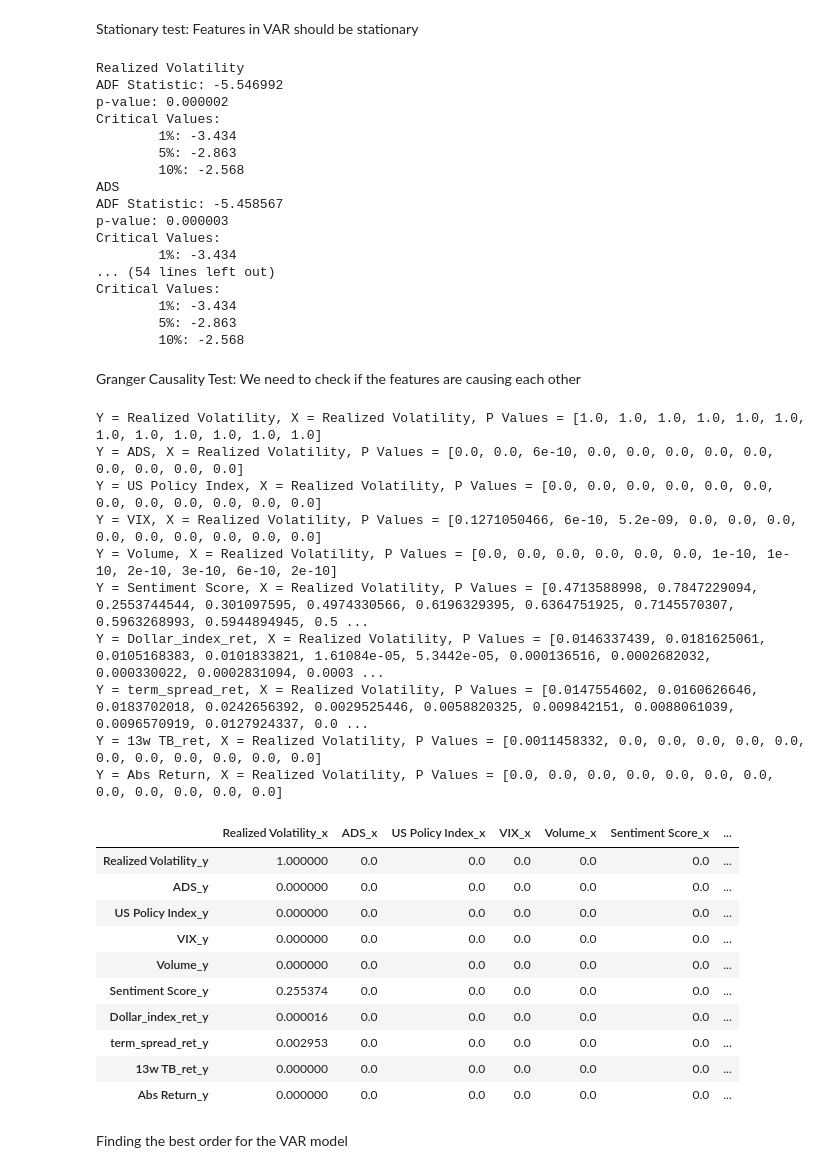
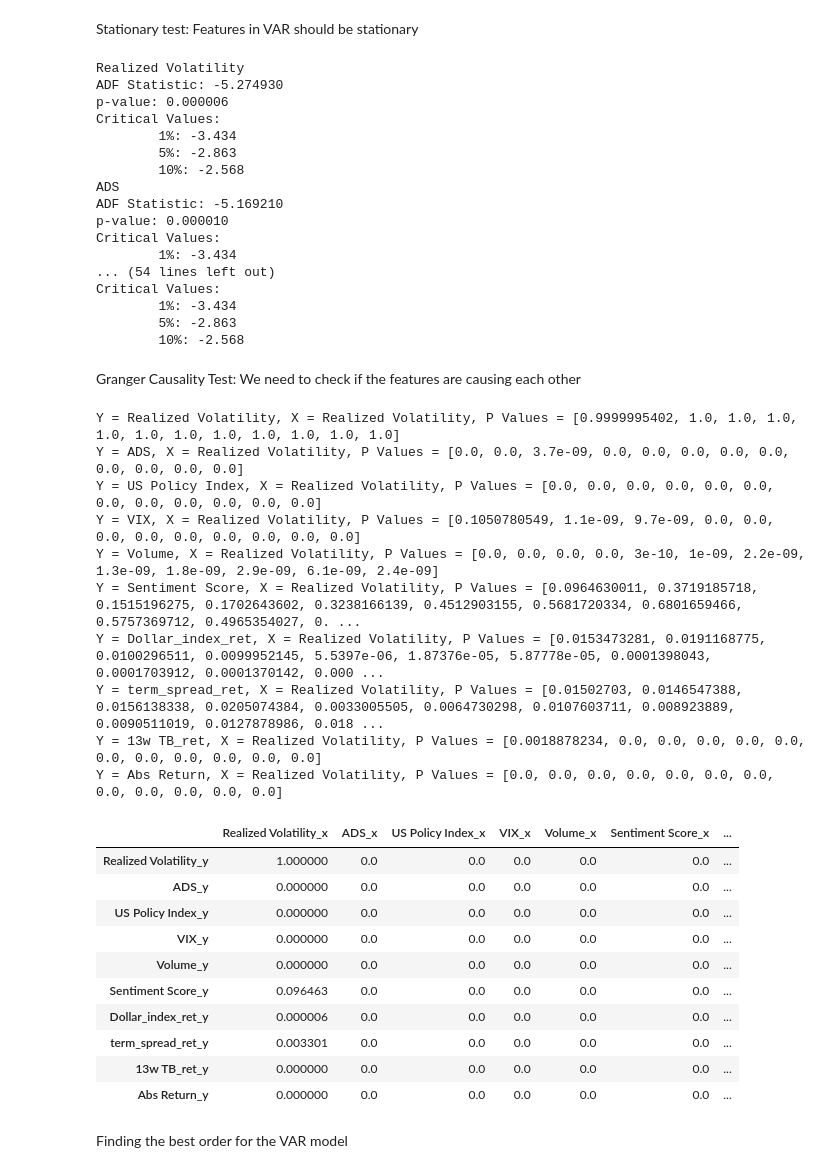
Before and after one commit to hosseinabadi/Realized-Volatility-Prediction, a Jupyter notebook: GARCH_VAR.ipynb, the cells around one changed output. Cells and saved outputs as stored; diff of their text form; code cells hidden in the pictures.

```diff
--- a/GARCH_VAR.ipynb
+++ b/GARCH_VAR.ipynb
@@ -636,20 +636,20 @@ Stationary test: Features in VAR should be stationary
 '''
 We see that all the columns are stationary.
 '''
-for column in data.columns:
+for column in train_data.columns:
     print(column)
-    stationarity_test(data[column])
+    stationarity_test(train_data[column])
 # %% [output]
 Realized Volatility
-ADF Statistic: -5.546992
-p-value: 0.000002
+ADF Statistic: -5.274930
+p-value: 0.000006
 Critical Values:
         1%: -3.434
         5%: -2.863
         10%: -2.568
 ADS
-ADF Statistic: -5.458567
-p-value: 0.000003
+ADF Statistic: -5.169210
+p-value: 0.000010
 Critical Values:
         1%: -3.434
 ... (54 lines left out)
@@ -662,41 +662,41 @@ Granger Causality Test: We need to check if the features are causing each other
 # %%
 maxlag = 12
 test = 'ssr_chi2test'
 
 def grangers_causation_matrix(data, variables, test='ssr_chi2test', verbose=False):
     df = pd.DataFrame(np.zeros((len(variables), len(variables))), columns=variables, index=variables)
     for c in ['Realized Volatility']:
         for r in df.index:
             test_result = grangercausalitytests(data[[r, c]], maxlag=maxlag, verbose=False)
             p_values = [round(test_result[i+1][0][test][1],10) for i in range(maxlag)]
             if verbose: print(f'Y = {r}, X = {c}, P Values = {p_values}')
             min_p_value = np.min(p_values)
             df.loc[r, c] = min_p_value
     df.columns = [var + '_x' for var in variables]
     df.index = [var + '_y' for var in variables]
     return df
 
-grangers_causation_matrix(data, variables = data.columns, verbose=True)
+grangers_causation_matrix(train_data, variables = train_data.columns, verbose=True)
 # %% [output]
-Y = Realized Volatility, X = Realized Volatility, P Values = [1.0, 1.0, 1.0, 1.0, 1.0, 1.0, 1.0, 1.0, 1.0, 1.0, 1.0, 1.0]
-Y = ADS, X = Realized Volatility, P Values = [0.0, 0.0, 6e-10, 0.0, 0.0, 0.0, 0.0, 0.0, 0.0, 0.0, 0.0, 0.0]
+Y = Realized Volatility, X = Realized Volatility, P Values = [0.9999995402, 1.0, 1.0, 1.0, 1.0, 1.0, 1.0, 1.0, 1.0, 1.0, 1.0, 1.0]
+Y = ADS, X = Realized Volatility, P Values = [0.0, 0.0, 3.7e-09, 0.0, 0.0, 0.0, 0.0, 0.0, 0.0, 0.0, 0.0, 0.0]
 Y = US Policy Index, X = Realized Volatility, P Values = [0.0, 0.0, 0.0, 0.0, 0.0, 0.0, 0.0, 0.0, 0.0, 0.0, 0.0, 0.0]
-Y = VIX, X = Realized Volatility, P Values = [0.1271050466, 6e-10, 5.2e-09, 0.0, 0.0, 0.0, 0.0, 0.0, 0.0, 0.0, 0.0, 0.0]
-Y = Volume, X = Realized Volatility, P Values = [0.0, 0.0, 0.0, 0.0, 0.0, 0.0, 1e-10, 1e-10, 2e-10, 3e-10, 6e-10, 2e-10]
-Y = Sentiment Score, X = Realized Volatility, P Values = [0.4713588998, 0.7847229094, 0.2553744544, 0.301097595, 0.4974330566, 0.6196329395, 0.6364751925, 0.7145570307, 0.5963268993, 0.5944894945, 0.5 ...
-Y = Dollar_index_ret, X = Realized Volatility, P Values = [0.0146337439, 0.0181625061, 0.0105168383, 0.0101833821, 1.61084e-05, 5.3442e-05, 0.000136516, 0.0002682032, 0.000330022, 0.0002831094, 0.0003 ...
-Y = term_spread_ret, X = Realized Volatility, P Values = [0.0147554602, 0.0160626646, 0.0183702018, 0.0242656392, 0.0029525446, 0.0058820325, 0.009842151, 0.0088061039, 0.0096570919, 0.0127924337, 0.0 ...
-Y = 13w TB_ret, X = Realized Volatility, P Values = [0.0011458332, 0.0, 0.0, 0.0, 0.0, 0.0, 0.0, 0.0, 0.0, 0.0, 0.0, 0.0]
+Y = VIX, X = Realized Volatility, P Values = [0.1050780549, 1.1e-09, 9.7e-09, 0.0, 0.0, 0.0, 0.0, 0.0, 0.0, 0.0, 0.0, 0.0]
+Y = Volume, X = Realized Volatility, P Values = [0.0, 0.0, 0.0, 0.0, 3e-10, 1e-09, 2.2e-09, 1.3e-09, 1.8e-09, 2.9e-09, 6.1e-09, 2.4e-09]
+Y = Sentiment Score, X = Realized Volatility, P Values = [0.0964630011, 0.3719185718, 0.1515196275, 0.1702643602, 0.3238166139, 0.4512903155, 0.5681720334, 0.6801659466, 0.5757369712, 0.4965354027, 0. ...
+Y = Dollar_index_ret, X = Realized Volatility, P Values = [0.0153473281, 0.0191168775, 0.0100296511, 0.0099952145, 5.5397e-06, 1.87376e-05, 5.87778e-05, 0.0001398043, 0.0001703912, 0.0001370142, 0.000 ...
+Y = term_spread_ret, X = Realized Volatility, P Values = [0.01502703, 0.0146547388, 0.0156138338, 0.0205074384, 0.0033005505, 0.0064730298, 0.0107603711, 0.008923889, 0.0090511019, 0.0127878986, 0.018 ...
+Y = 13w TB_ret, X = Realized Volatility, P Values = [0.0018878234, 0.0, 0.0, 0.0, 0.0, 0.0, 0.0, 0.0, 0.0, 0.0, 0.0, 0.0]
 Y = Abs Return, X = Realized Volatility, P Values = [0.0, 0.0, 0.0, 0.0, 0.0, 0.0, 0.0, 0.0, 0.0, 0.0, 0.0, 0.0]
 |  | Realized Volatility_x | ADS_x | US Policy Index_x | VIX_x | Volume_x | Sentiment Score_x | ... |
 | Realized Volatility_y | 1.000000 | 0.0 | 0.0 | 0.0 | 0.0 | 0.0 | ... |
 | ADS_y | 0.000000 | 0.0 | 0.0 | 0.0 | 0.0 | 0.0 | ... |
 | US Policy Index_y | 0.000000 | 0.0 | 0.0 | 0.0 | 0.0 | 0.0 | ... |
 | VIX_y | 0.000000 | 0.0 | 0.0 | 0.0 | 0.0 | 0.0 | ... |
 | Volume_y | 0.000000 | 0.0 | 0.0 | 0.0 | 0.0 | 0.0 | ... |
-| Sentiment Score_y | 0.255374 | 0.0 | 0.0 | 0.0 | 0.0 | 0.0 | ... |
-| Dollar_index_ret_y | 0.000016 | 0.0 | 0.0 | 0.0 | 0.0 | 0.0 | ... |
-| term_spread_ret_y | 0.002953 | 0.0 | 0.0 | 0.0 | 0.0 | 0.0 | ... |
+| Sentiment Score_y | 0.096463 | 0.0 | 0.0 | 0.0 | 0.0 | 0.0 | ... |
+| Dollar_index_ret_y | 0.000006 | 0.0 | 0.0 | 0.0 | 0.0 | 0.0 | ... |
+| term_spread_ret_y | 0.003301 | 0.0 | 0.0 | 0.0 | 0.0 | 0.0 | ... |
 | 13w TB_ret_y | 0.000000 | 0.0 | 0.0 | 0.0 | 0.0 | 0.0 | ... |
 | Abs Return_y | 0.000000 | 0.0 | 0.0 | 0.0 | 0.0 | 0.0 | ... |
 # %% [markdown]
```
Also changed, not shown: parts of 2 cells of this notebook, 5 other files.
